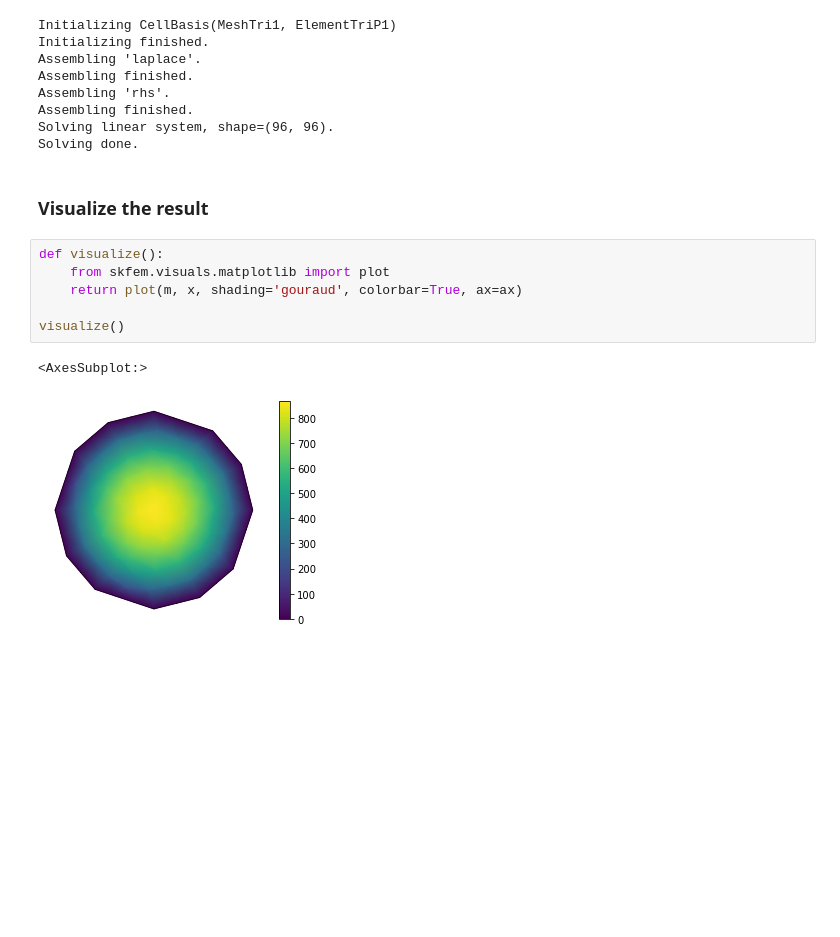
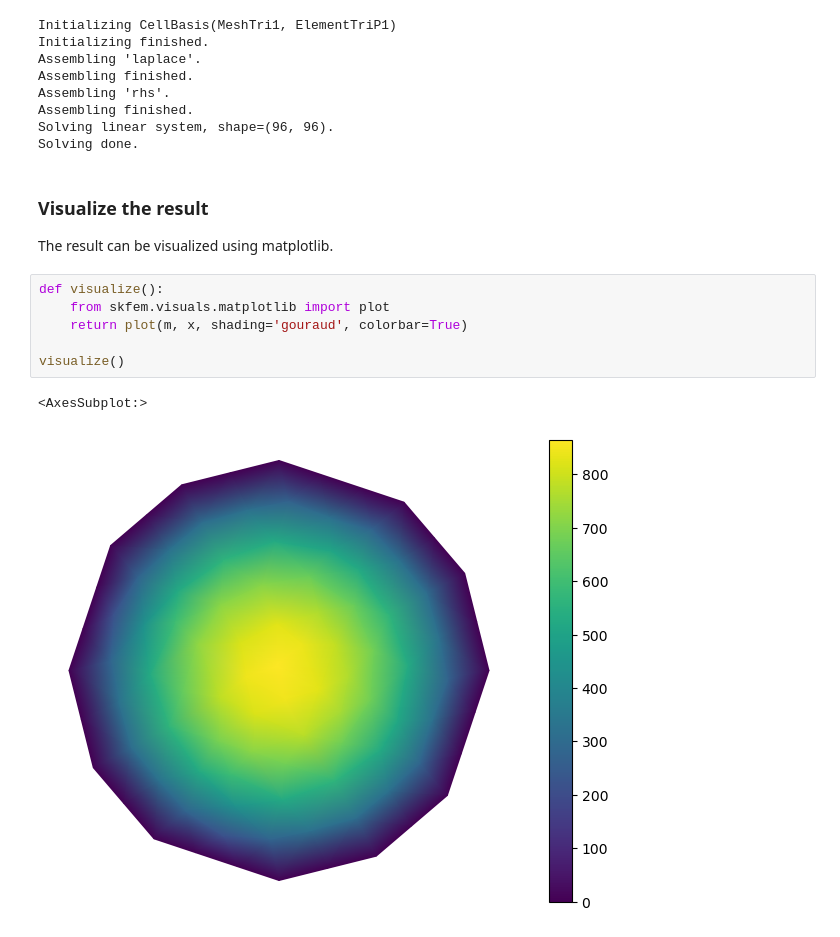
Before and after one commit to hpgem/nanomesh, a Jupyter notebook: notebooks/finite_elements/how_to_poisson_with_scikit-fem.ipynb, the cells around one changed output. Drawn from its saved outputs; the diff is of its cells as text; blank space fills up the shorter version.

```diff
--- a/notebooks/finite_elements/how_to_poisson_with_scikit-fem.ipynb
+++ b/notebooks/finite_elements/how_to_poisson_with_scikit-fem.ipynb
@@ -97,12 +102,14 @@ Solving linear system, shape=(96, 96).
 Solving done.
 # %% [markdown]
 ### Visualize the result
+
+The result can be visualized using matplotlib.
 # %%
 def visualize():
     from skfem.visuals.matplotlib import plot
-    return plot(m, x, shading='gouraud', colorbar=True, ax=ax)
+    return plot(m, x, shading='gouraud', colorbar=True)
 
 visualize()
 # %% [output]
 <AxesSubplot:>
-[figure, old version]
+[figure, new version]
```
Also changed, not shown: parts of 11 cells of this notebook, 3 other files.
